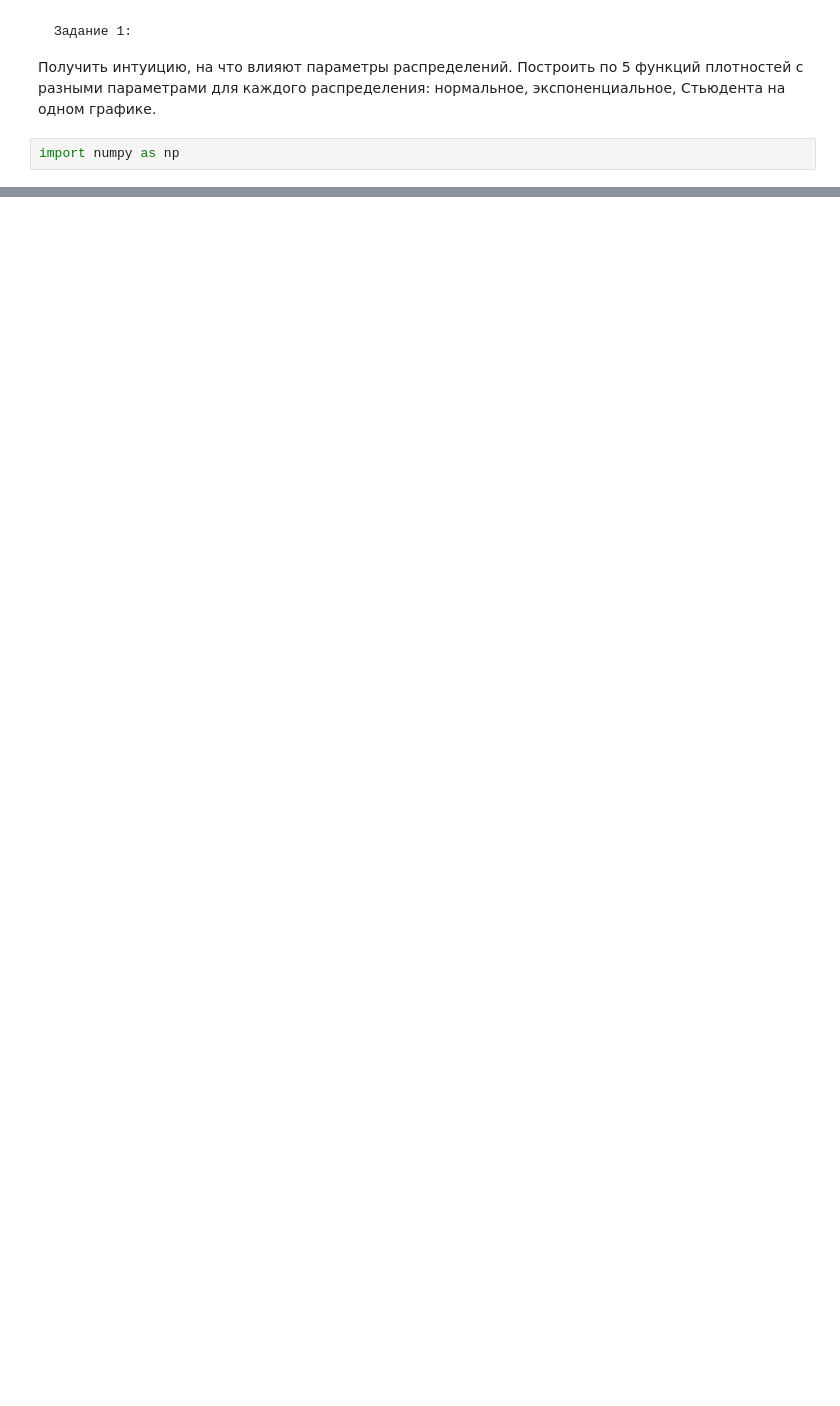
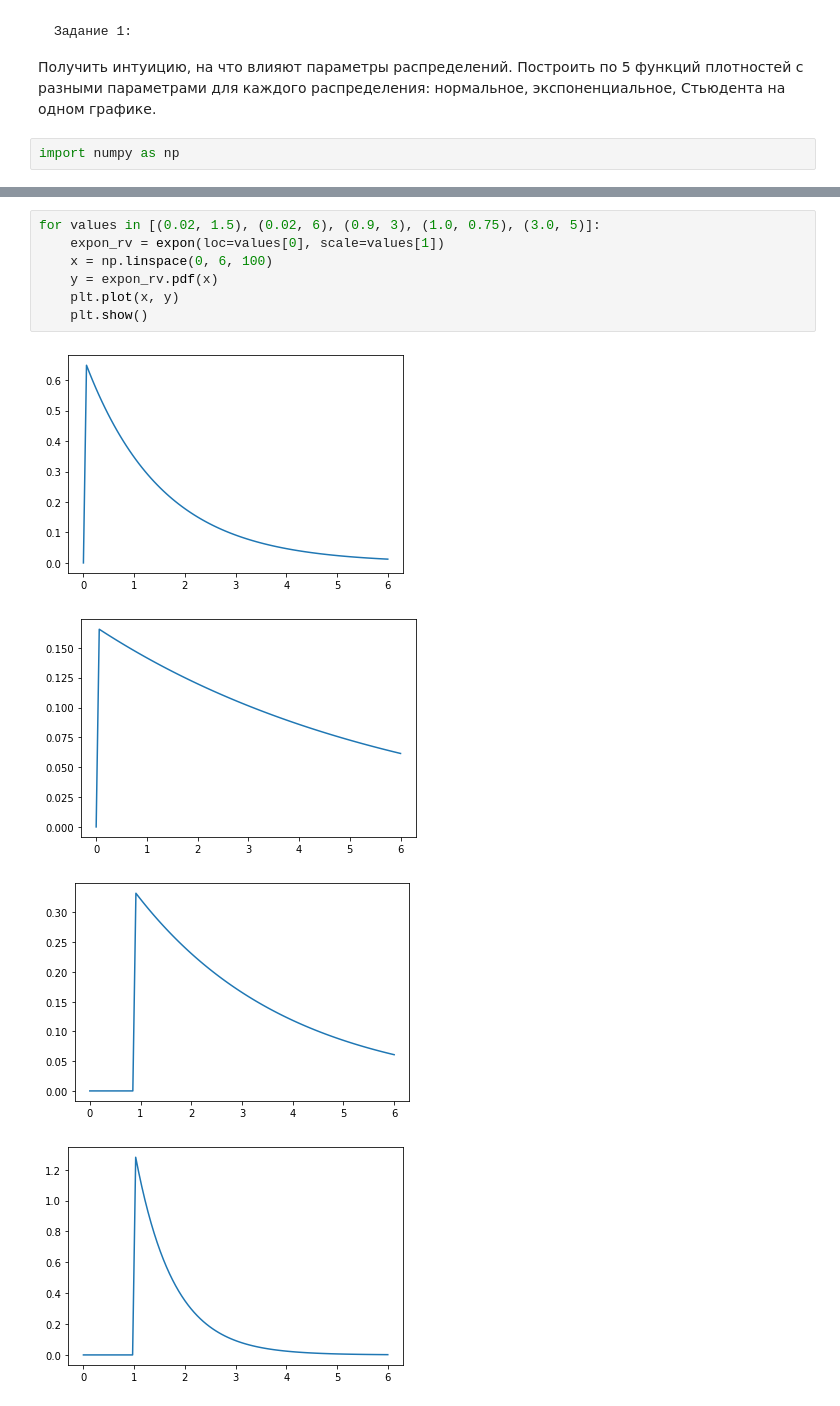
Before and after one commit to semnganye/phyton, a Jupyter notebook: mathematics/DZ_continuous_random_variables.ipynb, the cells around one changed output, grey strips where cells are left out. Drawn from its saved outputs; the diff is of its cells as text; blank space fills up the shorter version.

```diff
--- a/mathematics/DZ_continuous_random_variables.ipynb
+++ b/mathematics/DZ_continuous_random_variables.ipynb
@@ -135,0 +40,12 @@ plt.show()
+# %%
+for values in [(0.02, 1.5), (0.02, 6), (0.9, 3), (1.0, 0.75), (3.0, 5)]:
+    expon_rv = expon(loc=values[0], scale=values[1])
+    x = np.linspace(0, 6, 100)
+    y = expon_rv.pdf(x)
+    plt.plot(x, y)
+    plt.show()
+# %% [output]
+[figure, added]
+[figure, added]
+[figure, added]
+[figure, added]
```
Also changed, not shown: parts of 38 cells of this notebook.
